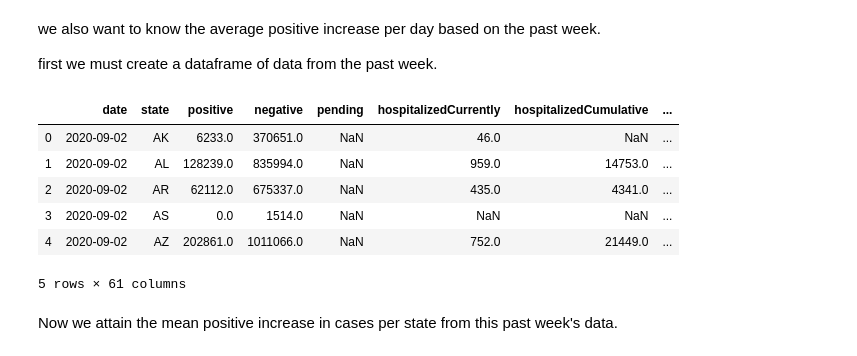
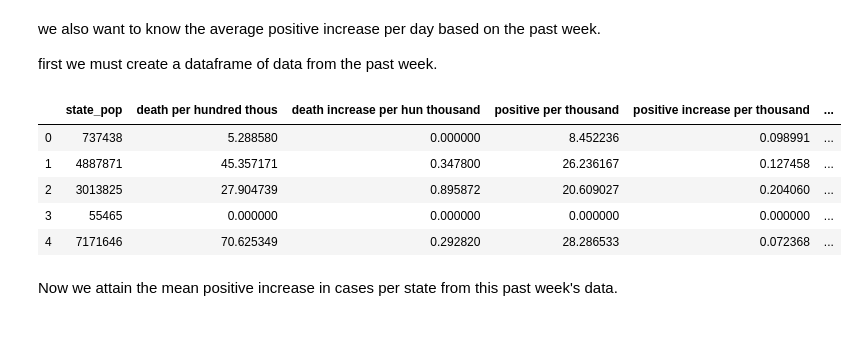
Before and after one commit to cathilo/sharing-github, a Jupyter notebook: Capstone 2 Exploratory.ipynb, the cells around one changed output. Saved outputs shown, nothing was run; the diff lists cells and outputs as text; code cells hidden in the pictures.

```diff
--- a/Capstone 2 Exploratory.ipynb
+++ b/Capstone 2 Exploratory.ipynb
@@ -264,15 +264,14 @@ first we must create a dataframe of data from the past week.
 # %%
 past_sev_days = df[df['date'] > dt.datetime.today()-dt.timedelta(days=7)]
 # %%
-past_sev_days.head()
+past_sev_days.iloc[:,-7:].head()
 # %% [output]
-|  | date | state | positive | negative | pending | hospitalizedCurrently | hospitalizedCumulative | ... |
-| 0 | 2020-09-02 | AK | 6233.0 | 370651.0 | NaN | 46.0 | NaN | ... |
-| 1 | 2020-09-02 | AL | 128239.0 | 835994.0 | NaN | 959.0 | 14753.0 | ... |
-| 2 | 2020-09-02 | AR | 62112.0 | 675337.0 | NaN | 435.0 | 4341.0 | ... |
-| 3 | 2020-09-02 | AS | 0.0 | 1514.0 | NaN | NaN | NaN | ... |
-| 4 | 2020-09-02 | AZ | 202861.0 | 1011066.0 | NaN | 752.0 | 21449.0 | ... |
+|  | state_pop | death per hundred thous | death increase per hun thousand | positive per thousand | positive increase per thousand | ... |
+| 0 | 737438 | 5.288580 | 0.000000 | 8.452236 | 0.098991 | ... |
+| 1 | 4887871 | 45.357171 | 0.347800 | 26.236167 | 0.127458 | ... |
+| 2 | 3013825 | 27.904739 | 0.895872 | 20.609027 | 0.204060 | ... |
+| 3 | 55465 | 0.000000 | 0.000000 | 0.000000 | 0.000000 | ... |
+| 4 | 7171646 | 70.625349 | 0.292820 | 28.286533 | 0.072368 | ... |
-5 rows × 61 columns
 # %% [markdown]
 Now we attain the mean positive increase in cases per state from this past week's data.
 # %%
```
Also changed, not shown: parts of 1 cell of this notebook.
